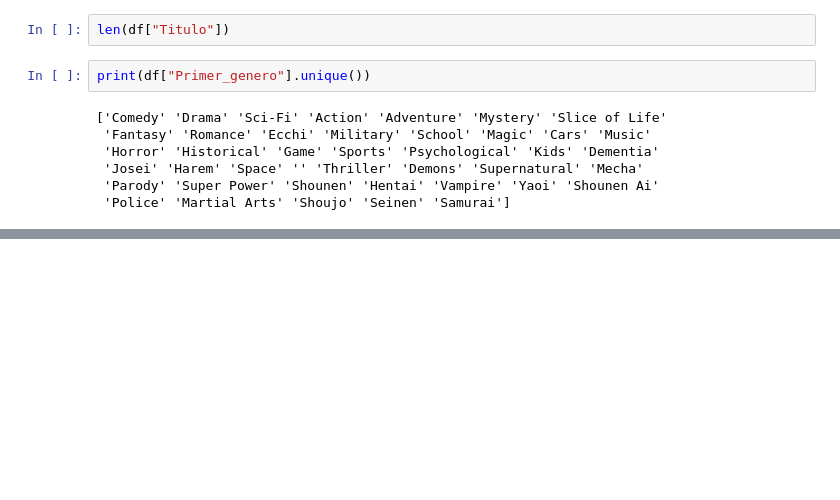
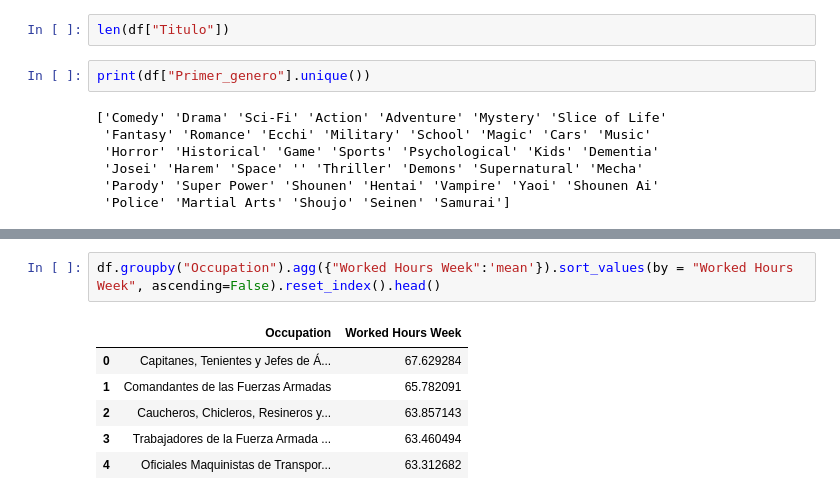
Before and after one commit to Wajakeitor/st-Vis-Dash, a Jupyter notebook: datosDashAnime.ipynb, the cells around one changed output, grey strips where cells are left out. Cells and saved outputs as stored; diff of their text form; blank space fills up the shorter version.

```diff
--- a/datosDashAnime.ipynb
+++ b/datosDashAnime.ipynb
@@ -129,0 +156,9 @@ print(df["Primer_genero"].unique())
+# %%
+df.groupby("Occupation").agg({"Worked Hours Week":'mean'}).sort_values(by = "Worked Hours Week", ascending=False).reset_index().head()
+# %% [output]
+|  | Occupation | Worked Hours Week |
+| 0 | Capitanes, Tenientes y Jefes de Á... | 67.629284 |
+| 1 | Comandantes de las Fuerzas Armadas | 65.782091 |
+| 2 | Caucheros, Chicleros, Resineros y... | 63.857143 |
+| 3 | Trabajadores de la Fuerza Armada ... | 63.460494 |
+| 4 | Oficiales Maquinistas de Transpor... | 63.312682 |
```
Also changed, not shown: parts of 4 cells of this notebook, 2 other files.
